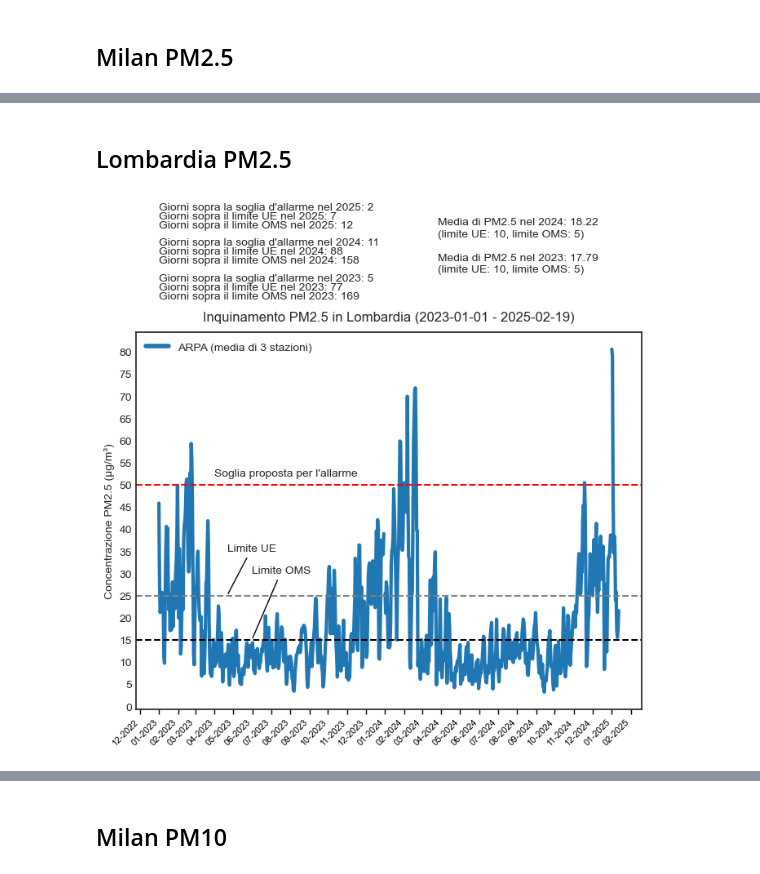
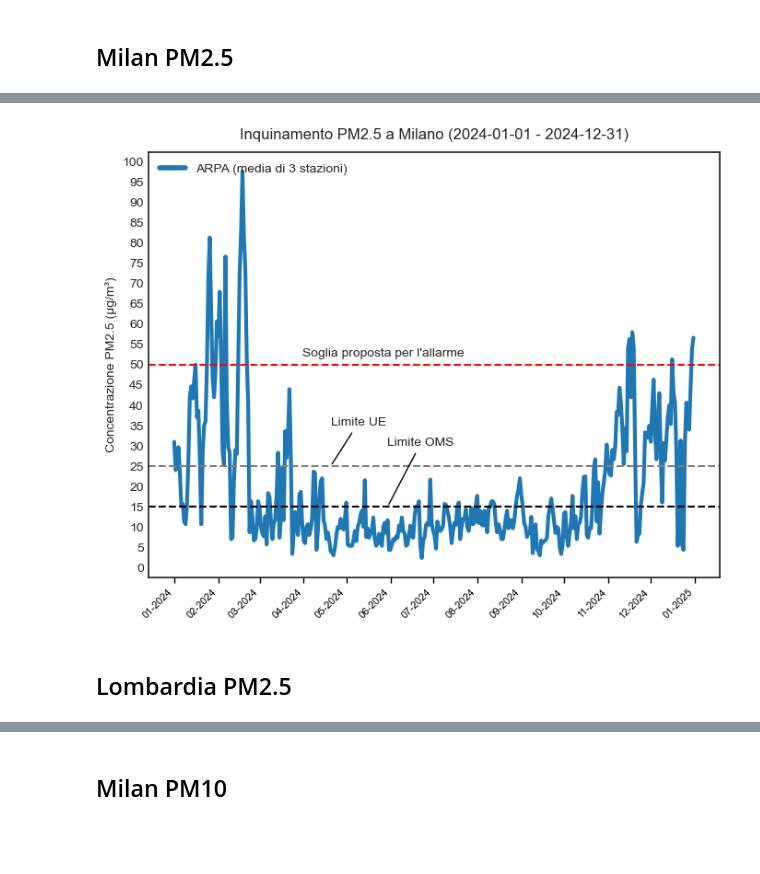
Before and after one commit to miargentieri/air-pollution-milan, a Jupyter notebook: air-pollution-graphs.ipynb, the cells around one changed output, grey strips where cells are left out. Cells and saved outputs as stored; diff of their text form; code cells hidden in the pictures; blank space fills up the shorter version.

```diff
--- a/air-pollution-graphs.ipynb
+++ b/air-pollution-graphs.ipynb
@@ -95,7 +112,9 @@ plot_air_quality_25(mean_milan, 'Milano', '01/01/2023', '2/19/2025')
+# %%
+# plot 2024 data
+plot_air_quality_25_milan(mean_milan, 'Milano', '01/01/2024', '12/31/2024', save=True, annotation=False)
+filepath = './plots/air_quality_pm25_milan_' + '2024' + '.svg'
+plt.savefig(filepath, format='svg', dpi=300, facecolor='w')
+# %% [output]
+[figure, added]
 # %% [markdown]
 ## Lombardia PM2.5
-# %%
-# plot
-plot_air_quality_25_lombardia(mean_pm_lombardia, 'Lombardia', '01/01/2023', '2/19/2025')
-# %% [output]
-[figure, removed]
```
Also changed, not shown: parts of 17 cells of this notebook.
